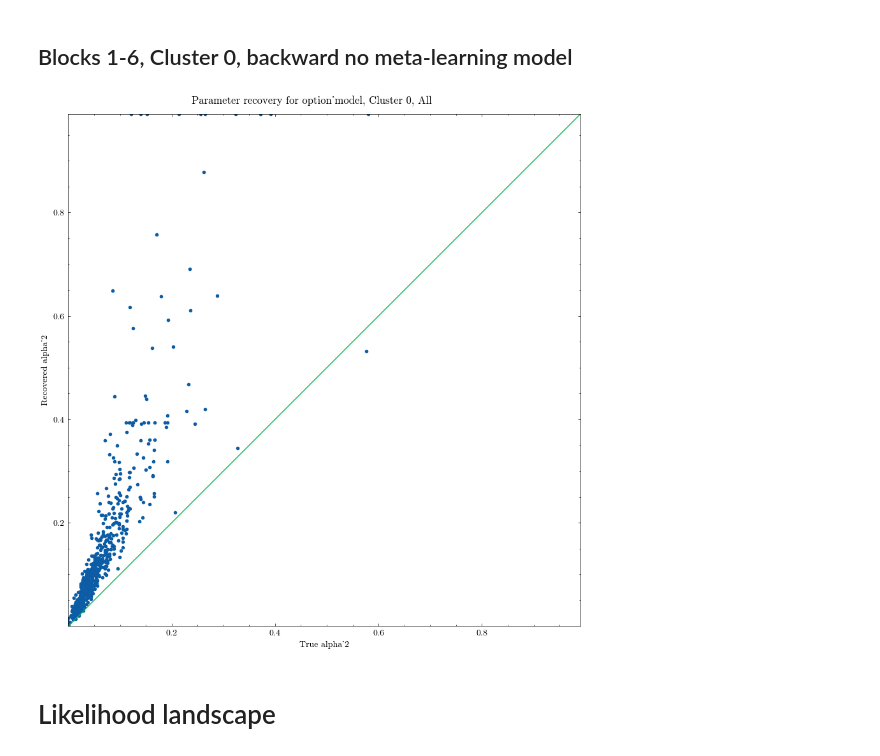
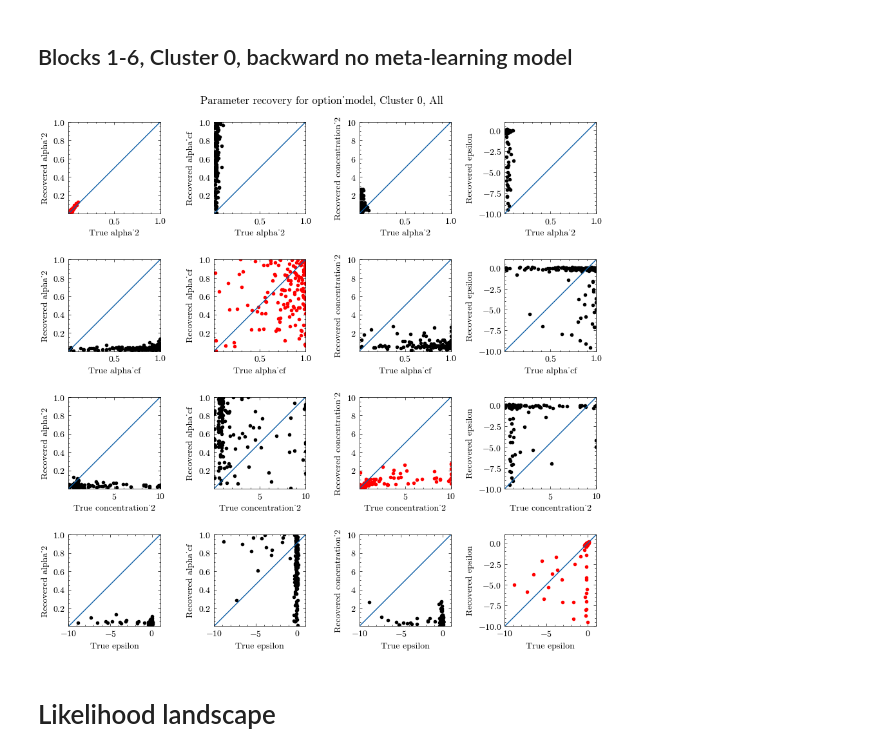
Before and after one commit to jl3676/learning_hierarchy, a Jupyter notebook: qc_modeling.ipynb, the cells around one changed output. Saved outputs shown, nothing was run; the diff lists cells and outputs as text; code cells hidden in the pictures.

```diff
--- a/qc_modeling.ipynb
+++ b/qc_modeling.ipynb
@@ -39,15 +36,16 @@ structure = 'backward'
 meta_learning = True
 cluster = 0
 condition = 'All'
-fitted_params = best_params_all_backward[(meta_data['Cluster']==cluster) & (meta_data['Condition']=='V1-V1')]
+best_params_all_backward_first6 = np.load('fitting_results/backward_blocks1-6_params.npy')
+fitted_params = best_params_all_backward_first6[(meta_data['Cluster']==cluster) & (meta_data['Condition']=='V1-V1')]
 num_subject = fitted_params.shape[0]
 
 alpha_bounds = [1e-6, 1]
 beta_bounds = [1e-6, 10]
 concentration_bounds = [-2, 1]
-epsilon_bounds = [1e-6, 0.99]
-bounds = [alpha_bounds, concentration_bounds, epsilon_bounds]
-param_names = ["alpha_2", 'concentration_2', 'epsilon']
+epsilon_bounds = [-10, 1]
+bounds = [alpha_bounds, alpha_bounds, concentration_bounds, epsilon_bounds]
+param_names = ['alpha_2', 'alpha_cf', 'concentration_2', 'epsilon']
 
 best_llh_all = np.zeros(num_subject)
 best_params_all = np.zeros((num_subject, len(param_names)))
@@ -58,8 +56,7 @@ if __name__ == "__main__":
     inputs = []
 
     for i in range(num_subject):
-        alpha_2, concentration_2, epsilon, _ = fitted_params[i]
-        inputs.append((this_model, i, 1, alpha_2, concentration_2, epsilon, condition, structure, meta_learning))
+        inputs.append((this_model, i, 1, fitted_params[i], condition, structure, meta_learning))
 
 
     with Pool() as p:
@@ -98,7 +95,8 @@ for p in range(len(bounds)):
             q_bounds[0] = 10**q_bounds[0]
             q_bounds[1] = 10**q_bounds[1]
             values_q = 10**values_q
-        plt.plot(values_p, values_q, '.')
+        color = 'r' if p == q else 'k'
+        plt.plot(values_p, values_q, '.', color=color)
         plt.plot([p_bounds[0],p_bounds[1]], [q_bounds[0], q_bounds[1]])
         plt.xlim(p_bounds)
         plt.ylim(q_bounds)
@@ -106,7 +104,7 @@ for p in range(len(bounds)):
         plt.ylabel(f'Recovered {param_names[q]}')
         ax.set_box_aspect(1)
 
-plt.suptitle(f'Parameter recovery for {this_model}, Cluster {cluster}, {experiment}')
+plt.suptitle(f'Parameter recovery for {this_model}, Cluster {cluster}, {condition}')
 plt.tight_layout()
 plt.show()
 # %% [output]
@@ -119,15 +117,16 @@ structure = 'backward'
 meta_learning = False
 cluster = 0
 condition = 'All'
-fitted_params = best_params_all_backward_no_meta[(meta_data['Cluster']==cluster)]
+best_params_all_backward_no_meta = np.load('fitting_results/backward_no_meta_params.npy')
+fitted_params = best_params_all_backward_no_meta[(meta_data['Cluster']==cluster) & (meta_data['Condition']=='V1-V1')]
 num_subject = fitted_params.shape[0]
 
-alpha_bounds = [1e-6, 0.99]
+alpha_bounds = [1e-6, 1]
 beta_bounds = [1e-6, 10]
 concentration_bounds = [-2, 1]
-epsilon_bounds = [1e-6, 0.99]
-bounds = [alpha_bounds]
-param_names = ["alpha_2"]
+epsilon_bounds = [-10, 1]
+bounds = [alpha_bounds, alpha_bounds, concentration_bounds, epsilon_bounds]
+param_names = ['alpha_2', 'alpha_cf', 'concentration_2', 'epsilon']
 
 best_llh_all = np.zeros(num_subject)
 best_params_all = np.zeros((num_subject, len(param_names)))
@@ -138,9 +137,7 @@ if __name__ == "__main__":
     inputs = []
 
     for i in range(num_subject):
-        alpha_2, concentration_2 = fitted_params[i]
-        params = [alpha_2]
-        inputs.append((this_model, i, 1, params, condition, structure, meta_learning))
+        inputs.append((this_model, i, 1, fitted_params[i], condition, structure, meta_learning))
 
 
     with Pool() as p:
@@ -150,7 +147,7 @@ if __name__ == "__main__":
 
     for i, this_data in results:
         all_sim_data = helpers.concatenate_data(this_data, all_sim_data)
-        D = helpers.get_model_fit_data(this_data, num_block=1)
+        D = helpers.get_model_fit_data(this_data, num_block=6)
         inputs.append((this_model, D, structure, i, bounds, meta_learning))
 
     with Pool() as p:
@@ -164,34 +161,35 @@ np.save(f'fitting_results/paramrec_{structure}_no_meta_{condition}_cluster{clust
 # %%
 plt.figure(figsize=(9,9))
 for p in range(len(bounds)):
     for q in range(len(bounds)):
         ax = plt.subplot(len(bounds), len(bounds), p*len(bounds)+q+1)
         p_bounds = bounds[p].copy()
         q_bounds = bounds[q].copy()
 
         values_p = fitted_params[:,p]
         values_q = best_params_all[:,q]
         if 'concentration' in param_names[p]:
             p_bounds[0] = 10**p_bounds[0]
             p_bounds[1] = 10**p_bounds[1]
             values_p = 10**values_p
         if 'concentration' in param_names[q]:
             q_bounds[0] = 10**q_bounds[0]
             q_bounds[1] = 10**q_bounds[1]
             values_q = 10**values_q
-        plt.plot(values_p, values_q, '.')
+        color = 'r' if p == q else 'k'
+        plt.plot(values_p, values_q, '.', color=color)
         plt.plot([p_bounds[0],p_bounds[1]], [q_bounds[0], q_bounds[1]])
         plt.xlim(p_bounds)
         plt.ylim(q_bounds)
         plt.xlabel(f'True {param_names[p]}')
         plt.ylabel(f'Recovered {param_names[q]}')
         ax.set_box_aspect(1)
 
 plt.suptitle(f'Parameter recovery for {this_model}, Cluster {cluster}, {condition}')
 plt.tight_layout()
 plt.show()
 # %% [output]
-[figure, old version]
+[figure, new version]
 # %% [markdown]
 # Likelihood landscape
 # %%
```
Also changed, not shown: parts of 3 cells of this notebook, 21 other files.
